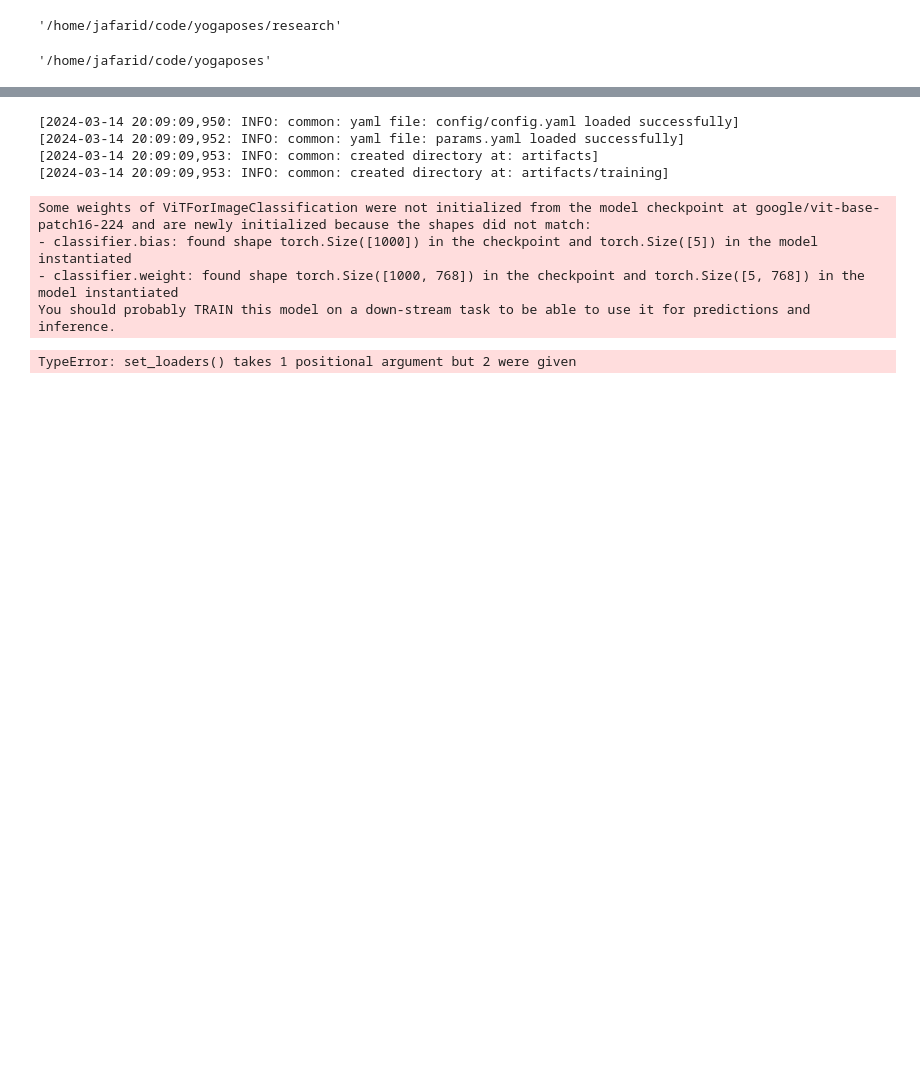
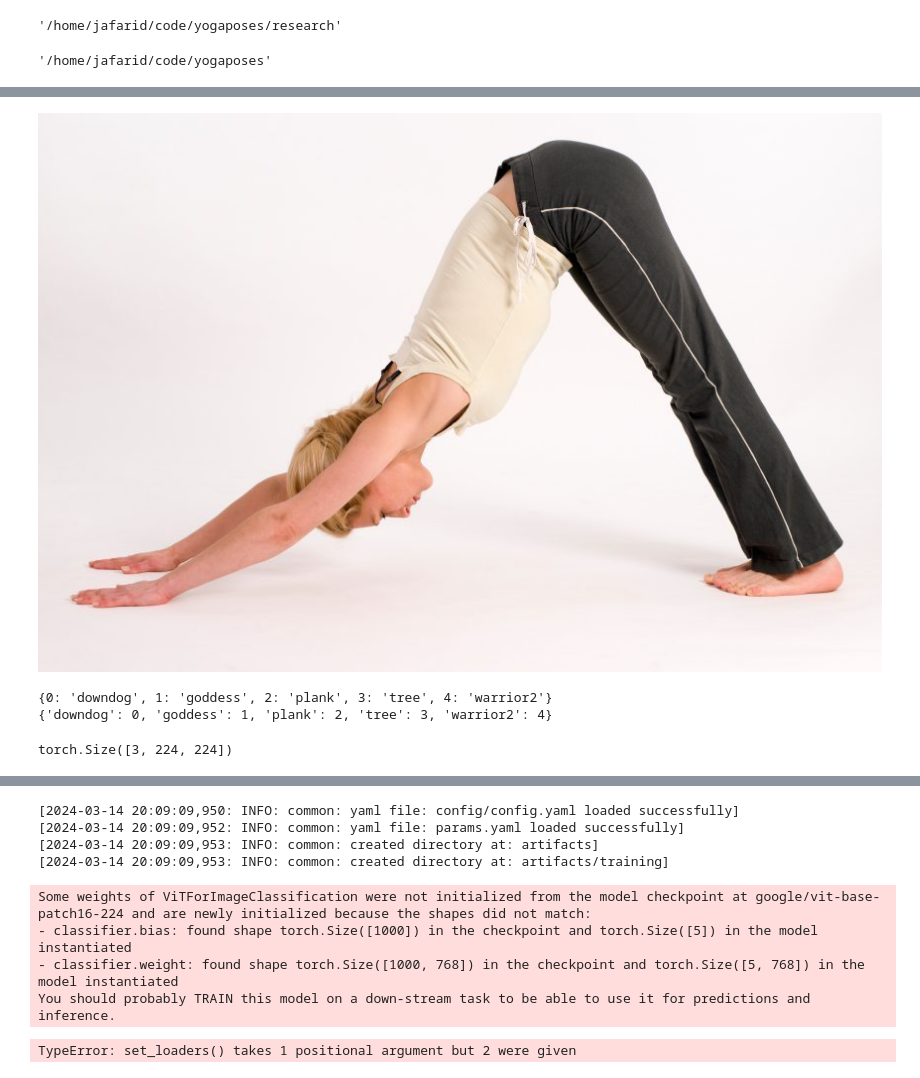
Before and after one commit to denizjafari/yogaposes, a Jupyter notebook: research/03_model_training_transformer.ipynb, the cells around one changed output, grey strips where cells are left out. Saved outputs shown, nothing was run; the diff lists cells and outputs as text; code cells hidden in the pictures; blank space fills up the shorter version.

```diff
--- a/research/03_model_training_transformer.ipynb
+++ b/research/03_model_training_transformer.ipynb
@@ -88,0 +91,5 @@ from sklearn.metrics import confusion_matrix, ConfusionMatrixDisplay
+# %%
+# loading the dataset
+ROOT = 'artifacts/data_ingestion/yoga-poses-dataset/DATASET/'
+ImageFile.LOAD_TRUNCATED_IMAGES = True
+dataset = load_dataset("imagefolder", data_files={"train": f"{ROOT}/TRAIN/**", "test": f"{ROOT}/TEST/**"}, drop_labels=False)
@@ -88,0 +109,13 @@ from sklearn.metrics import confusion_matrix, ConfusionMatrixDisplay
+# %%
+dataset['train'][0]['image']
+# %% [output]
+[figure, added]
+# %%
+# mapping of integer of labels to strings and vv
+id2label = dict((k,v) for k,v in enumerate(dataset['train'].features['label'].names))
+label2id = dict((v,k) for k,v in enumerate(dataset['train'].features['label'].names))
+print(id2label)
+print(label2id)
+# %% [output]
+{0: 'downdog', 1: 'goddess', 2: 'plank', 3: 'tree', 4: 'warrior2'}
+{'downdog': 0, 'goddess': 1, 'plank': 2, 'tree': 3, 'warrior2': 4}
@@ -88,0 +143,4 @@ from sklearn.metrics import confusion_matrix, ConfusionMatrixDisplay
+# %%
+dataset['test'][0]['pixel'].size()
+# %% [output]
+torch.Size([3, 224, 224])
```
Also changed, not shown: parts of 14 cells of this notebook.
